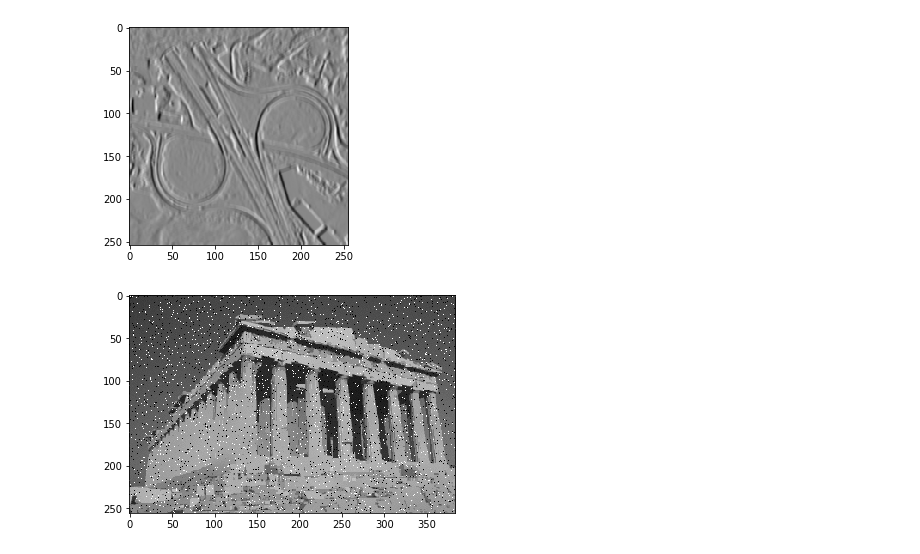
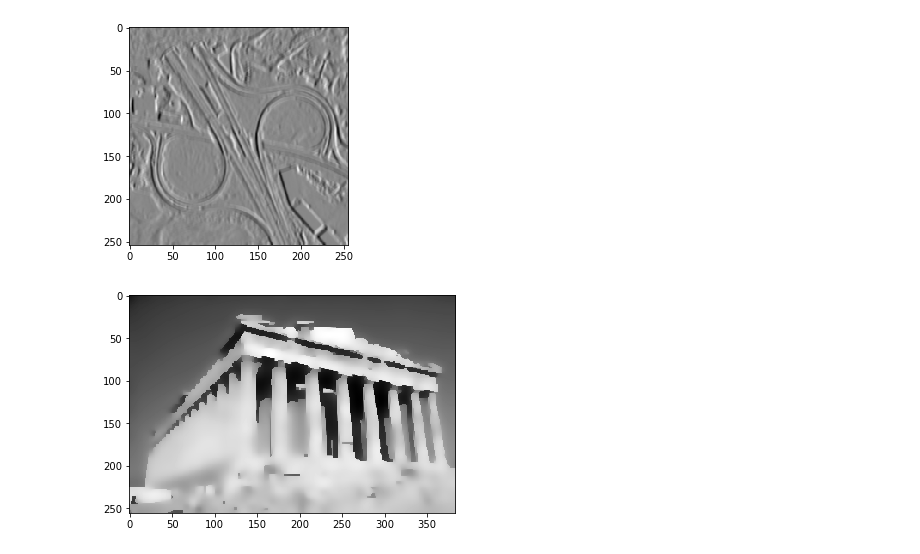
Before and after one commit to BHernandez18/Laboratorios---Procesamiento-de-Imagenes, a Jupyter notebook: Laboratorio 2 - Convolución y Filtros/Laboratorio 2.ipynb, the cells around one changed output. Drawn from its saved outputs; the diff is of its cells as text; code cells hidden in the pictures.

Commit message:
[Tarea 1] Testing plot function

```diff
--- a/Laboratorio 2 - Convolución y Filtros/Laboratorio 2.ipynb
+++ b/Laboratorio 2 - Convolución y Filtros/Laboratorio 2.ipynb
@@ -90,8 +90,8 @@ def convolve(image, kernel):
     return output_image
 
 def diffusion_coefficient(gradient_value, K, option = 1):
-    if option == 1: return np.exp(-(np.abs(gradient_value)/K)**2)
-    elif option == 2: return 1 / (1 + (np.abs(gradient_value)/K)**2)
+    if option == 1: return np.exp(-(gradient_value/K)**2)
+    elif option == 2: return 1 / (1 + (gradient_value/K)**2)
     else: return None
 
 def anisotropic_diffusion(image, steps, K, _lambda = 0.25, diff_coef = 1):
@@ -131,12 +131,12 @@ plt.imshow(a, cmap='gray')
 [figure]
 # %%
 image = io.imread("0.png", as_gray=True)
-im2 = anisotropic_diffusion(image, 400, 5, _lambda = 1, diff_coef = 1)
+im2 = anisotropic_diffusion(image, 150, K = 8, _lambda = 0.15, diff_coef = 2)
 pyp.figure('Image AFTER Perona-Malik anisotropic diffusion')
 pyp.imshow(im2, cmap='gray')
 pyp.axis('on')
 
 
 pyp.show() #Display image
 # %% [output]
-[figure, old version]
+[figure, new version]
```
Also changed, not shown: 21 other files.
